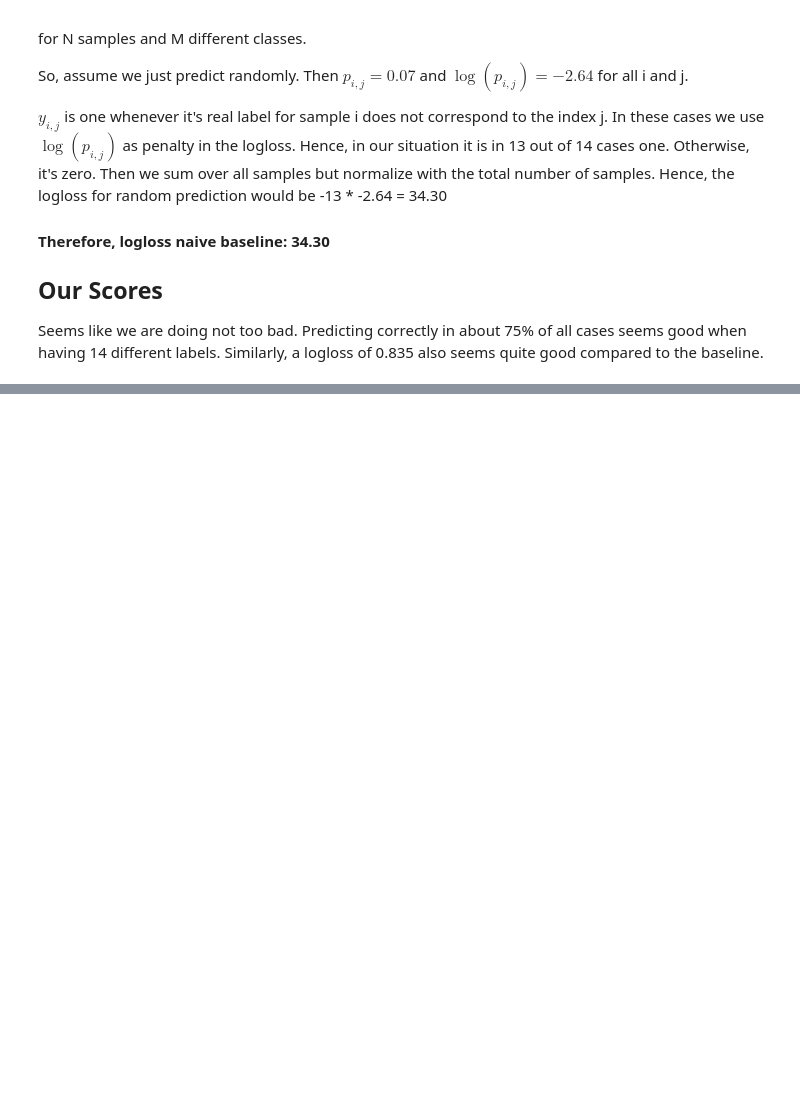
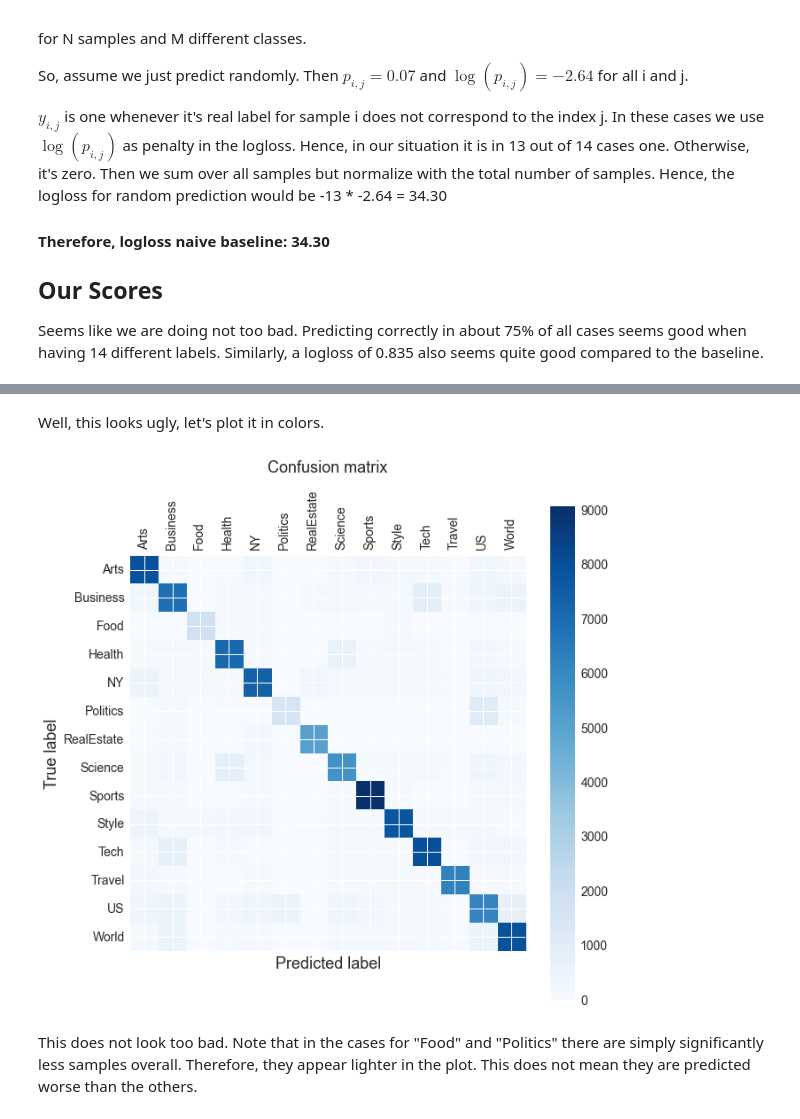
Before and after one commit to karstenkreis/ReadLikeYouTweet, a Jupyter notebook: src/data_exploration_visualizations.ipynb, the cells around one changed output, grey strips where cells are left out. Cells and saved outputs as stored; diff of their text form; code cells hidden in the pictures; blank space fills up the shorter version.

Commit message:
added confusion matrix in ipython notebook

```diff
--- a/src/data_exploration_visualizations.ipynb
+++ b/src/data_exploration_visualizations.ipynb
@@ -131,0 +154,6 @@ Seems like we are doing not too bad. Predicting correctly in about 75% of all ca
+# %%
+y_true = y
+y_pred = model.predict(X)
+# %%
+cmatrix = confusion_matrix(y_true, y_pred)
+print cmatrix
@@ -131,0 +175,24 @@ Seems like we are doing not too bad. Predicting correctly in about 75% of all ca
+# %% [markdown]
+Well, this looks ugly, let's plot it in colors.
+# %%
+rc('xtick', labelsize=14)
+rc('ytick', labelsize=14)
+rcParams['figure.figsize'] = 13, 10
+plt.matshow(cmatrix, cmap=cm.Blues)
+plt.title('Confusion matrix', fontsize=18, y=1.2)
+plt.colorbar(cmap=cm.Blues)
+plt.ylabel('True label', fontsize=18)
+plt.xlabel('Predicted label', fontsize=18)
+plt.xticks(np.arange(0, 14, 1), rotation=90)
+plt.yticks(np.arange(0, 14, 1))
+ax = plt.gca()
+labels = [item.get_text() for item in ax.get_xticklabels()]
+for key, val in label_dict.iteritems():
+    labels[int(key)] = val
+ax.set_xticklabels(labels)
+ax.set_yticklabels(labels)
+plt.show()
+# %% [output]
+[figure, added]
+# %% [markdown]
+This does not look too bad. Note that in the cases for "Food" and "Politics" there are simply significantly less samples overall. Therefore, they appear lighter in the plot. This does not mean they are predicted worse than the others.
```
Also changed, not shown: parts of 15 cells of this notebook.
